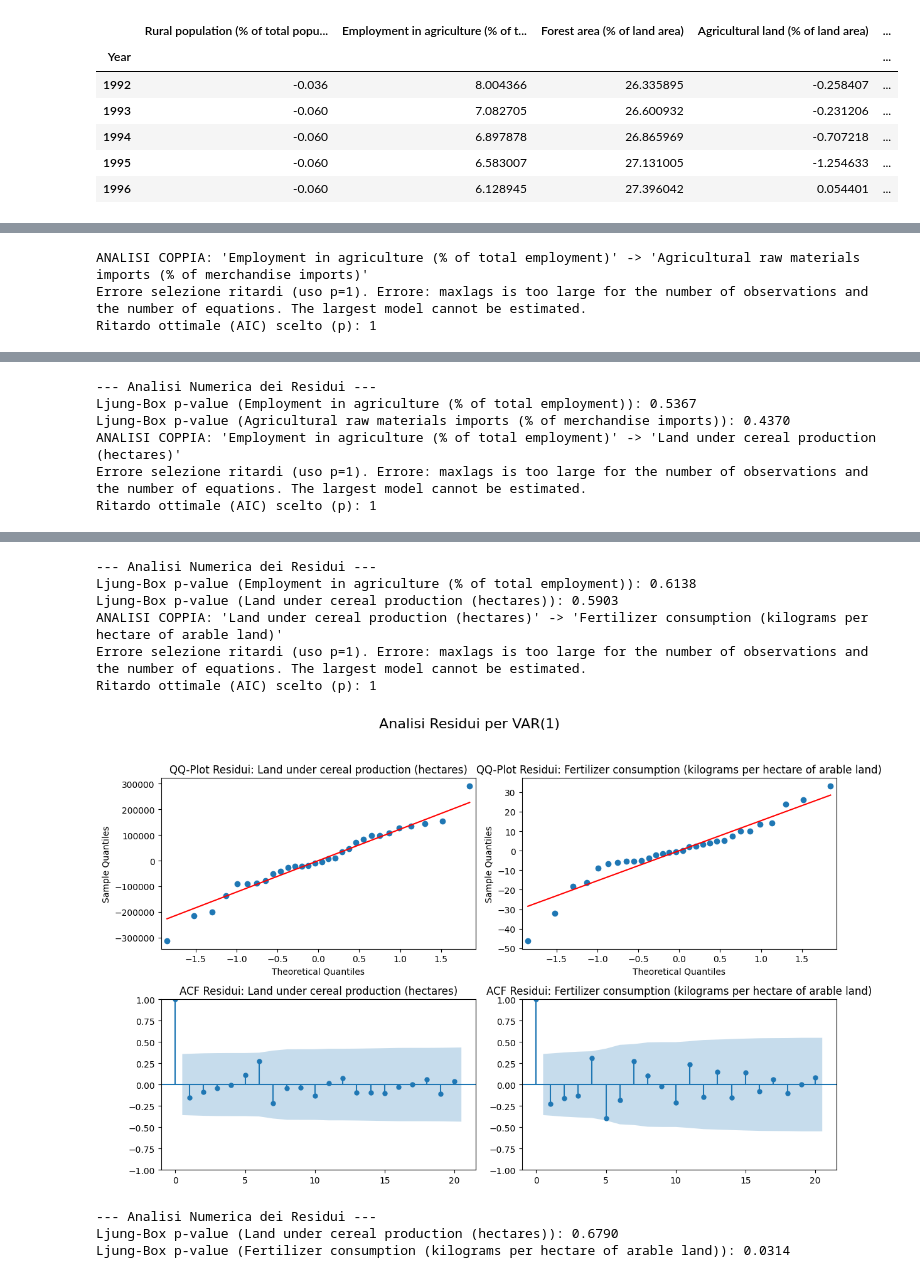
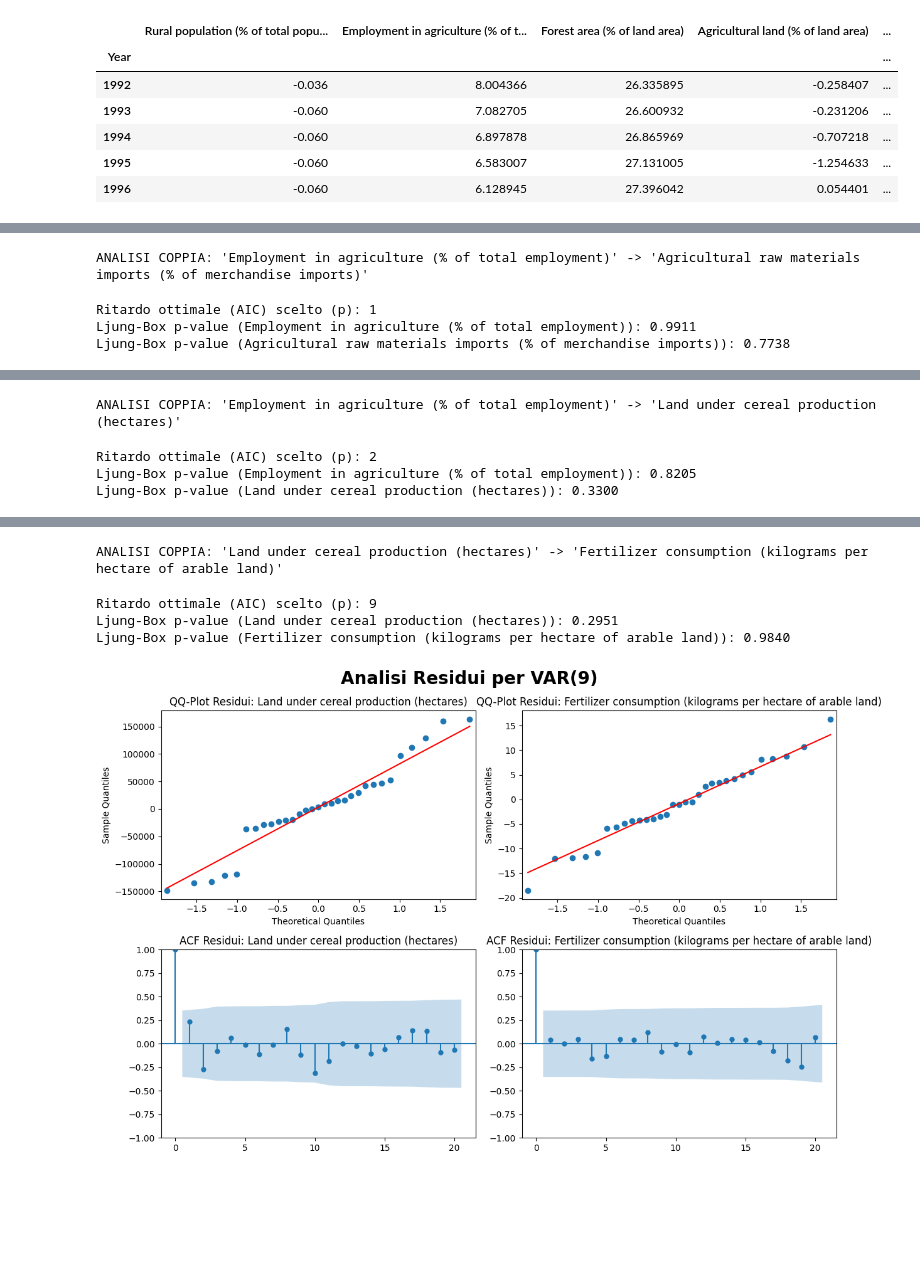
Before and after one commit to ginevraoldani/timeseries-forecasting-on-rural-development, a Jupyter notebook: CH10VARmodel.ipynb, the cells around one changed output, grey strips where cells are left out. Saved outputs shown, nothing was run; the diff lists cells and outputs as text; code cells hidden in the pictures; blank space fills up the shorter version.

Commit message:
Residual analysis and test on forecasting
Forecasting doesnt work, and misses inverse-transformation

```diff
--- a/CH10VARmodel.ipynb
+++ b/CH10VARmodel.ipynb
@@ -525,58 +506,40 @@ for causing, caused in _pairs:
     df_pair = df_var_input[[causing, caused]].dropna()
     n_obs = df_pair.shape[0]
 
-    var_model = VAR(df_pair)
     safe_maxlags = min(10, n_obs // 2 - 1)
     if safe_maxlags < 1:
-        print(f"Pochi dati ({n_obs} osservazioni), skip.")
+        print(f"Pochi dati ({n_obs} osservazioni).")
         continue
 
-    try:
-        sel = var_model.select_order(maxlags=safe_maxlags)
-        print(f'sel: {sel}')
-        p_selected = sel.aic
-    except Exception as e:
-        print(f"Errore selezione ritardi (uso p=1). Errore: {e}")
-        p_selected = 1
-
-    if p_selected == 0:
-        p_selected = 1
-
+    p_selected = optimize_VARMAX(df_pair, safe_maxlags)
     print(f"Ritardo ottimale (AIC) scelto (p): {p_selected}")
-
-    fitted_model = var_model.fit(p_selected)
+    fitted_model = VARMAX(df_pair, order=(p_selected, 0)).fit(disp=False)
     # print(fitted_model.summary())
 
     resid = fitted_model.resid
 
+    ljung_pvals = {}
+    for col in resid.columns:
+        lb_df = acorr_ljungbox(resid[col].dropna(), lags=[10], return_df=True)
+        pval = lb_df['lb_pvalue'].iloc[0]
+        ljung_pvals[col] = pval
+        print(f"Ljung-Box p-value ({col}): {pval:.4f}")
+
     fig, axes = plt.subplots(2, 2, figsize=(12, 8))
-    fig.suptitle(f"Analisi Residui per VAR({p_selected})", fontsize=16)
+    fig.suptitle(f"Analisi Residui per VAR({p_selected})", fontsize=20, fontweight='bold')
 
-    # 1. QQ-Plot (Test di Normalità)
     qqplot(resid[causing].dropna(), line='s', ax=axes[0, 0])
     axes[0, 0].set_title(f"QQ-Plot Residui: {causing}")
     qqplot(resid[caused].dropna(), line='s', ax=axes[0, 1])
     axes[0, 1].set_title(f"QQ-Plot Residui: {caused}")
 
-    # 2. ACF Plot (Test per Residui Non Correlati)
     plot_acf(resid[causing].dropna(), ax=axes[1, 0], lags=20)
     axes[1, 0].set_title(f"ACF Residui: {causing}")
     plot_acf(resid[caused].dropna(), ax=axes[1, 1], lags=20)
     axes[1, 1].set_title(f"ACF Residui: {caused}")
 
-    plt.tight_layout(rect=[0, 0.03, 1, 0.95])
+    plt.tight_layout()
     plt.show()
-
-    # --- D. Analisi dei Residui (Numerica) ---
-    print("\n--- Analisi Numerica dei Residui ---")
-    ljung_pvals = {}
-
-    # Test di Ljung-Box (Test per Residui Non Correlati)
-    for col in resid.columns:
-        lb_df = acorr_ljungbox(resid[col].dropna(), lags=[10], return_df=True)
-        pval = lb_df['lb_pvalue'].iloc[0]
-        ljung_pvals[col] = pval
-        print(f"Ljung-Box p-value ({col}): {pval:.4f}")
 
     summary_results[(causing, caused)] = {
         "p_selected": p_selected,
@@ -584,7 +547,9 @@ for causing, caused in _pairs:
         "ljungbox_pvals": ljung_pvals,
         "fitted_model": fitted_model
     }
+    print('\n')
 # %% [output]
 ANALISI COPPIA: 'Employment in agriculture (% of total employment)' -> 'Agricultural raw materials imports (% of merchandise imports)'
-Errore selezione ritardi (uso p=1). Errore: maxlags is too large for the number of observations and the number of equations. The largest model cannot be estimated.
-Ritardo ottimale (AIC) scelto (p): 1
+Ritardo ottimale (AIC) scelto (p): 1
+Ljung-Box p-value (Employment in agriculture (% of total employment)): 0.9911
+Ljung-Box p-value (Agricultural raw materials imports (% of merchandise imports)): 0.7738
@@ -592,6 +557,4 @@ Ritardo ottimale (AIC) scelto (p): 1
---- Analisi Numerica dei Residui ---
-Ljung-Box p-value (Employment in agriculture (% of total employment)): 0.5367
-Ljung-Box p-value (Agricultural raw materials imports (% of merchandise imports)): 0.4370
-ANALISI COPPIA: 'Employment in agriculture (% of total employment)' -> 'Land under cereal production (hectares)'
-Errore selezione ritardi (uso p=1). Errore: maxlags is too large for the number of observations and the number of equations. The largest model cannot be estimated.
-Ritardo ottimale (AIC) scelto (p): 1
+ANALISI COPPIA: 'Employment in agriculture (% of total employment)' -> 'Land under cereal production (hectares)'
+Ritardo ottimale (AIC) scelto (p): 2
+Ljung-Box p-value (Employment in agriculture (% of total employment)): 0.8205
+Ljung-Box p-value (Land under cereal production (hectares)): 0.3300
@@ -599,10 +562,5 @@ Ritardo ottimale (AIC) scelto (p): 1
---- Analisi Numerica dei Residui ---
-Ljung-Box p-value (Employment in agriculture (% of total employment)): 0.6138
-Ljung-Box p-value (Land under cereal production (hectares)): 0.5903
-ANALISI COPPIA: 'Land under cereal production (hectares)' -> 'Fertilizer consumption (kilograms per hectare of arable land)'
-Errore selezione ritardi (uso p=1). Errore: maxlags is too large for the number of observations and the number of equations. The largest model cannot be estimated.
-Ritardo ottimale (AIC) scelto (p): 1
+ANALISI COPPIA: 'Land under cereal production (hectares)' -> 'Fertilizer consumption (kilograms per hectare of arable land)'
+Ritardo ottimale (AIC) scelto (p): 9
+Ljung-Box p-value (Land under cereal production (hectares)): 0.2951
+Ljung-Box p-value (Fertilizer consumption (kilograms per hectare of arable land)): 0.9840
-[figure, old version]
+[figure, new version]
---- Analisi Numerica dei Residui ---
-Ljung-Box p-value (Land under cereal production (hectares)): 0.6790
-Ljung-Box p-value (Fertilizer consumption (kilograms per hectare of arable land)): 0.0314
```
Also changed, not shown: parts of 13 cells of this notebook.
